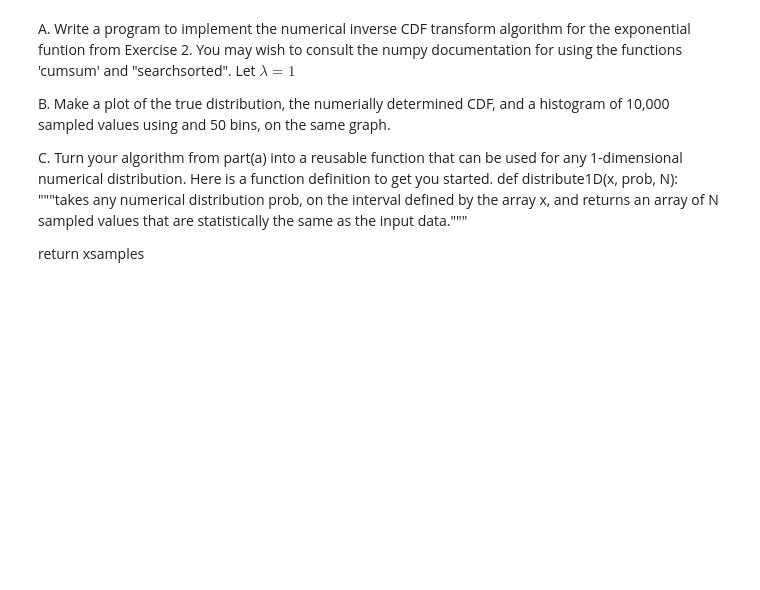
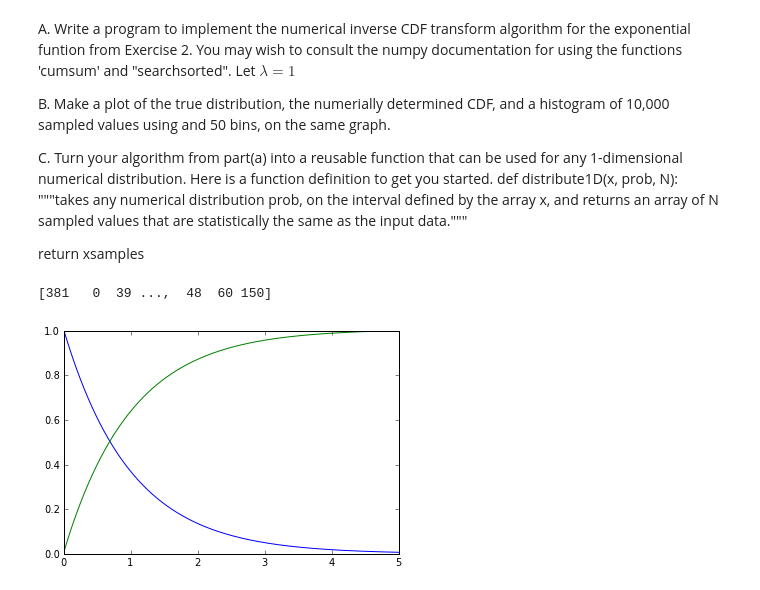
Before and after one commit to ewjohnst/PHYS202-S13, a Jupyter notebook: Week8/Random#sMonteCarlo.ipynb, the cells around one changed output. Cells and saved outputs as stored; diff of their text form; code cells hidden in the pictures; blank space fills up the shorter version.

Commit message:
Fixed parametric graph, stuck on Random#s, PE31

```diff
--- a/Week8/Random#sMonteCarlo.ipynb
+++ b/Week8/Random#sMonteCarlo.ipynb
@@ -149,3 +149,12 @@ return xsamples
 # %%
 #cumsum?
 searchsorted?
+# %%
+f = lambda x: lamb*e**(-lamb*x) #Part A
+x = arange(0., 5+0.001, 0.01)
+plot(x, f(x))
+plot(x, cumsum(f(x))/sum(f(x))) #our array of the CDF
+show()
+# %% [output]
+[381   0  39 ...,  48  60 150]
+[figure, added]
```
Also changed, not shown: parts of 4 cells of this notebook, 2 other files.
